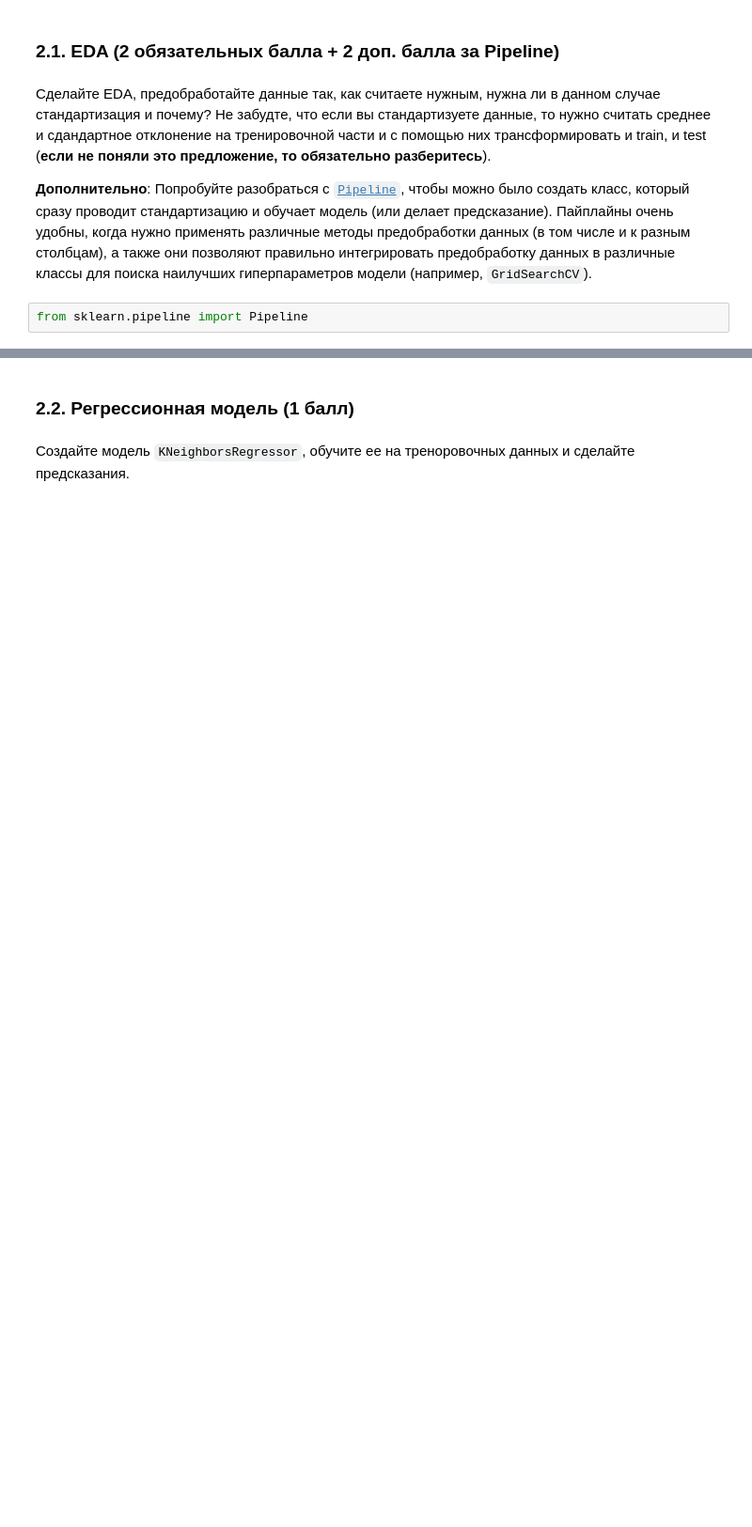
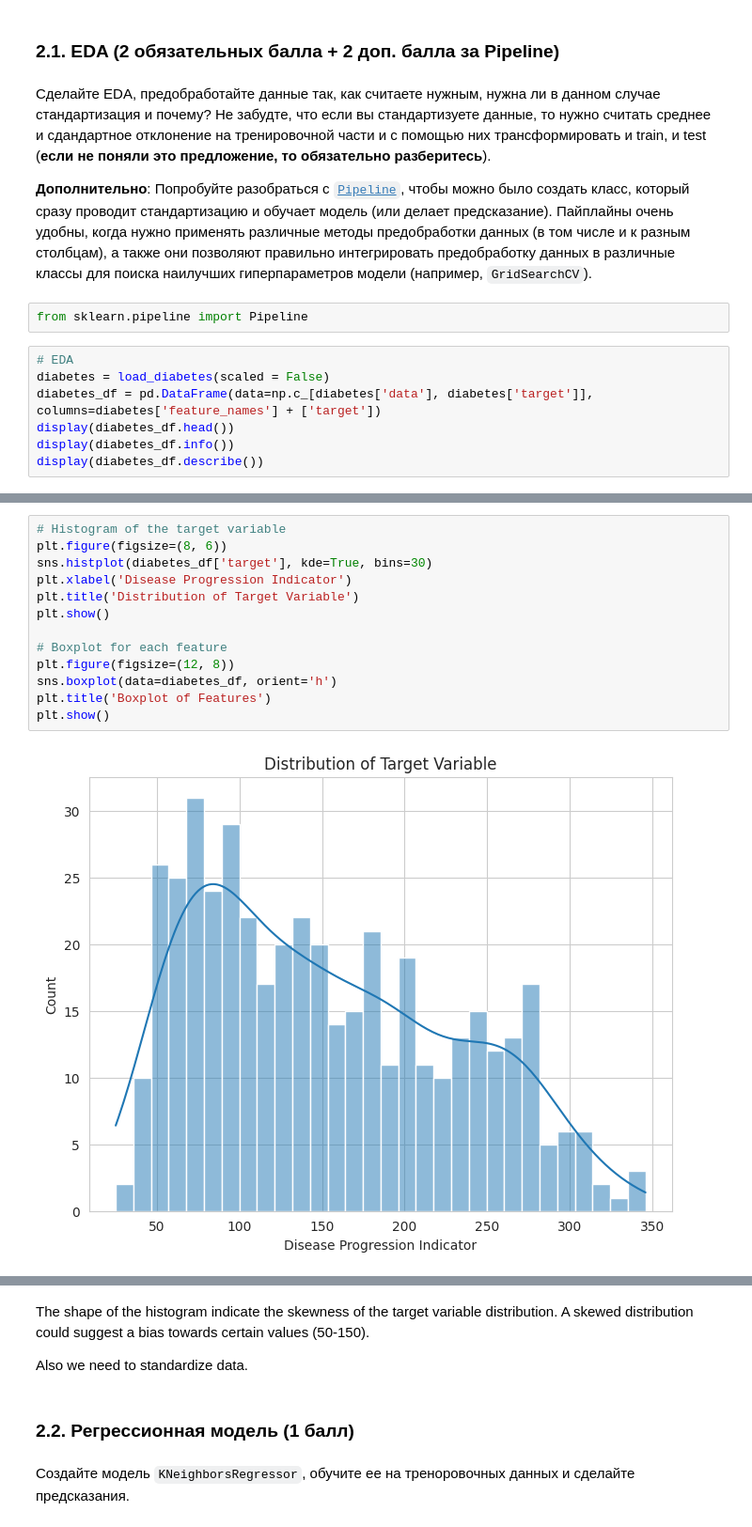
Before and after one commit to grishchenkoira/BI-ml-2024-homeworks, a Jupyter notebook: HW1/KNN.ipynb, the cells around one changed output, grey strips where cells are left out. Shown: that part at 94% size. Drawn from its saved outputs; the diff is of its cells as text; blank space fills up the shorter version.

```diff
--- a/HW1/KNN.ipynb
+++ b/HW1/KNN.ipynb
@@ -301,3 +394,10 @@ X.head()
 Попробуйте разобраться с [`Pipeline`](https://scikit-learn.org/stable/modules/generated/sklearn.pipeline.Pipeline.html), чтобы можно было создать класс, который сразу проводит стандартизацию и обучает модель (или делает предсказание). Пайплайны очень удобны, когда нужно применять различные методы предобработки данных (в том числе и к разным столбцам), а также они позволяют правильно интегрировать предобработку данных в различные классы для поиска наилучших гиперпараметров модели (например, `GridSearchCV`).
 # %%
 from sklearn.pipeline import Pipeline
+# %%
+# EDA
+diabetes = load_diabetes(scaled = False)
+diabetes_df = pd.DataFrame(data=np.c_[diabetes['data'], diabetes['target']], columns=diabetes['feature_names'] + ['target'])
+display(diabetes_df.head())
+display(diabetes_df.info())
+display(diabetes_df.describe())
@@ -303,0 +439,15 @@ from sklearn.pipeline import Pipeline
+# %%
+# Histogram of the target variable
+plt.figure(figsize=(8, 6))
+sns.histplot(diabetes_df['target'], kde=True, bins=30)
+plt.xlabel('Disease Progression Indicator')
+plt.title('Distribution of Target Variable')
+plt.show()
+
+# Boxplot for each feature
+plt.figure(figsize=(12, 8))
+sns.boxplot(data=diabetes_df, orient='h')
+plt.title('Boxplot of Features')
+plt.show()
+# %% [output]
+[figure, added]
@@ -304,3 +455,7 @@ from sklearn.pipeline import Pipeline
+# %% [markdown]
+The shape of the histogram indicate the skewness of the target variable distribution. A skewed distribution could suggest a bias towards certain values (50-150).
+
+Also we need to standardize data.
 # %% [markdown]
 ### 2.2. Регрессионная модель (1 балл)
 # %% [markdown]
```
Also changed, not shown: parts of 32 cells of this notebook.
